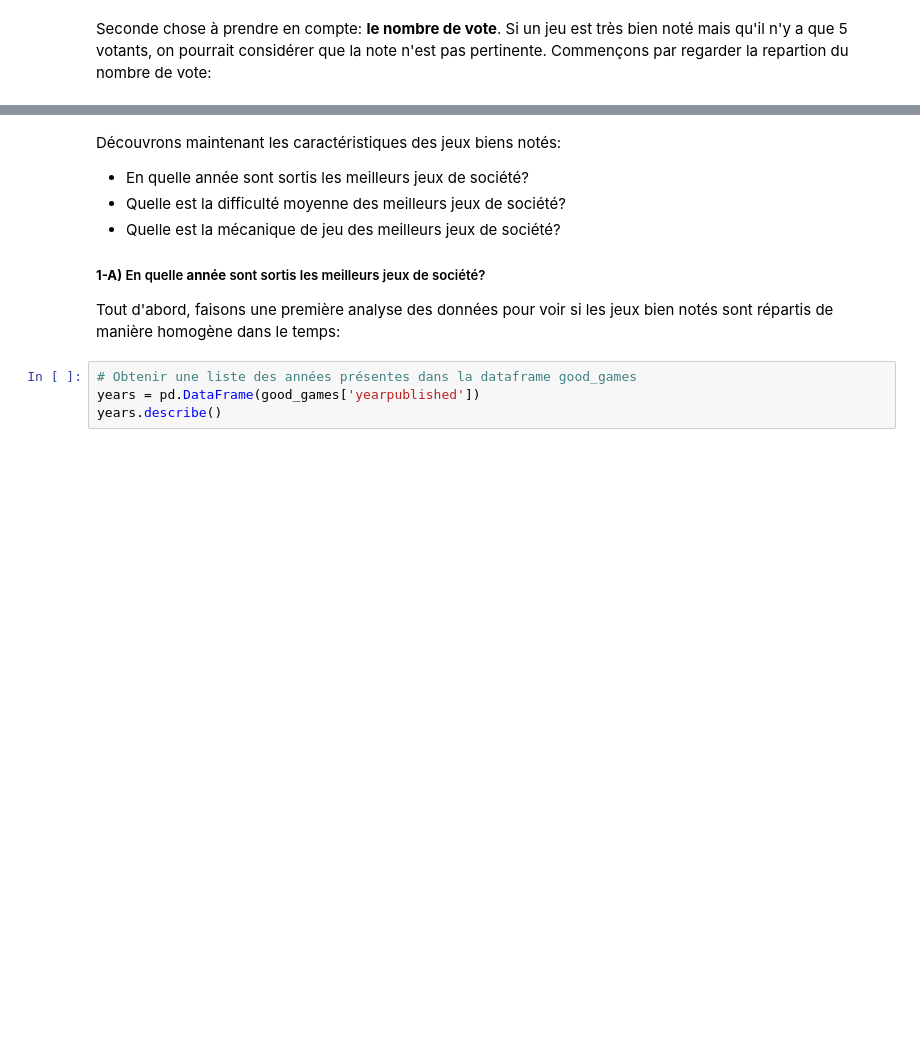
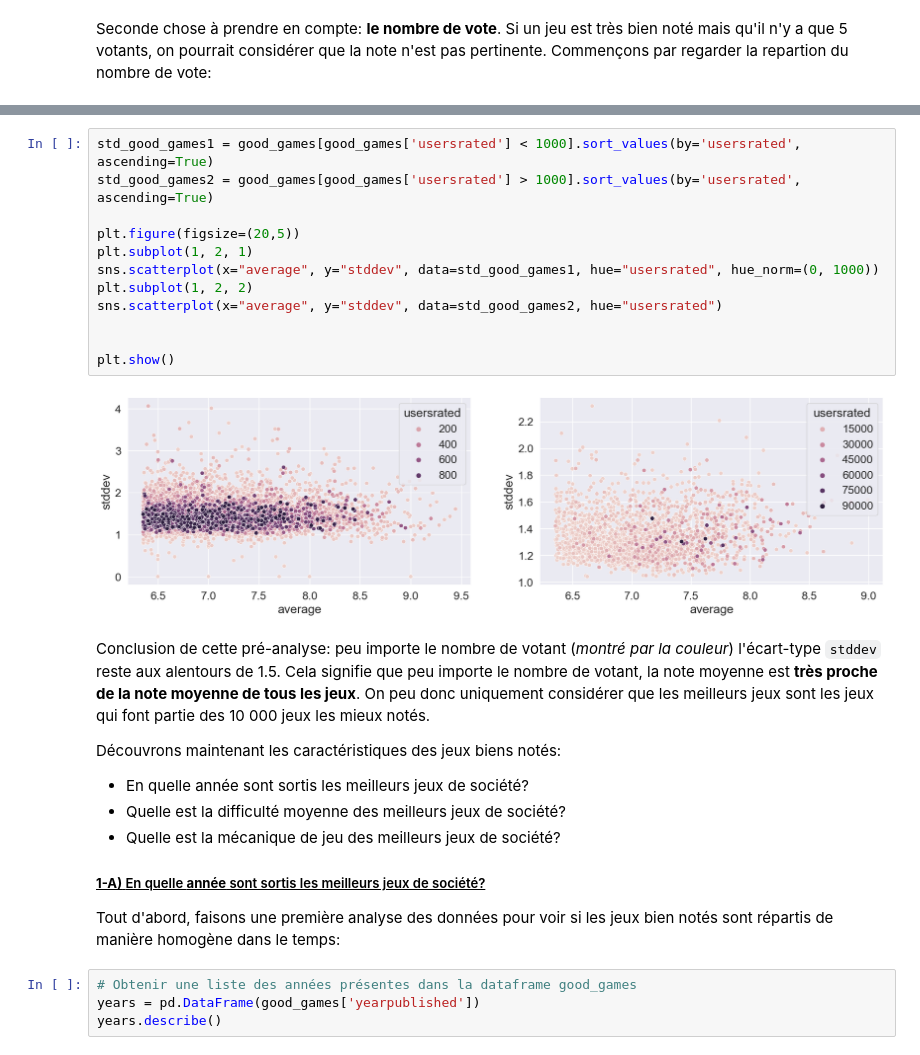
Before and after one commit to LOISGALLAUD/issd, a Jupyter notebook: PROJET/LGALLAUD.ipynb, the cells around one changed output, grey strips where cells are left out. Cells and saved outputs as stored; diff of their text form; blank space fills up the shorter version.

```diff
--- a/PROJET/LGALLAUD.ipynb
+++ b/PROJET/LGALLAUD.ipynb
@@ -257,11 +250,27 @@ Moyenne: 1981.27 - Médiane: 2008.00 - Ecart type: 219.22
+# %%
+std_good_games1 = good_games[good_games['usersrated'] < 1000].sort_values(by='usersrated', ascending=True)
+std_good_games2 = good_games[good_games['usersrated'] > 1000].sort_values(by='usersrated', ascending=True)
+
+plt.figure(figsize=(20,5))
+plt.subplot(1, 2, 1)
+sns.scatterplot(x="average", y="stddev", data=std_good_games1, hue="usersrated", hue_norm=(0, 1000))
+plt.subplot(1, 2, 2)
+sns.scatterplot(x="average", y="stddev", data=std_good_games2, hue="usersrated")
+
+
+plt.show()
+# %% [output]
+[figure, added]
 # %% [markdown]
+Conclusion de cette pré-analyse: peu importe le nombre de votant (_montré par la couleur_) l'écart-type `stddev` reste aux alentours de 1.5. Cela signifie que peu importe le nombre de votant, la note moyenne est **très proche de la note moyenne de tous les jeux**. On peu donc uniquement considérer que les meilleurs jeux sont les jeux qui font partie des 10 000 jeux les mieux notés.
+
 Découvrons maintenant les caractéristiques des jeux biens notés:
 
 * En quelle année sont sortis les meilleurs jeux de société?
 * Quelle est la difficulté moyenne des meilleurs jeux de société?
 * Quelle est la mécanique de jeu des meilleurs jeux de société?
 
-##### **1-A)** En quelle **année** sont sortis les meilleurs jeux de société?
+##### <ins>**1-A)** En quelle **année** sont sortis les meilleurs jeux de société?</ins>
 
 Tout d'abord, faisons une première analyse des données pour voir si les jeux bien notés sont répartis de manière homogène dans le temps:
 # %%
```
Also changed, not shown: parts of 23 cells of this notebook, 3 other files.
